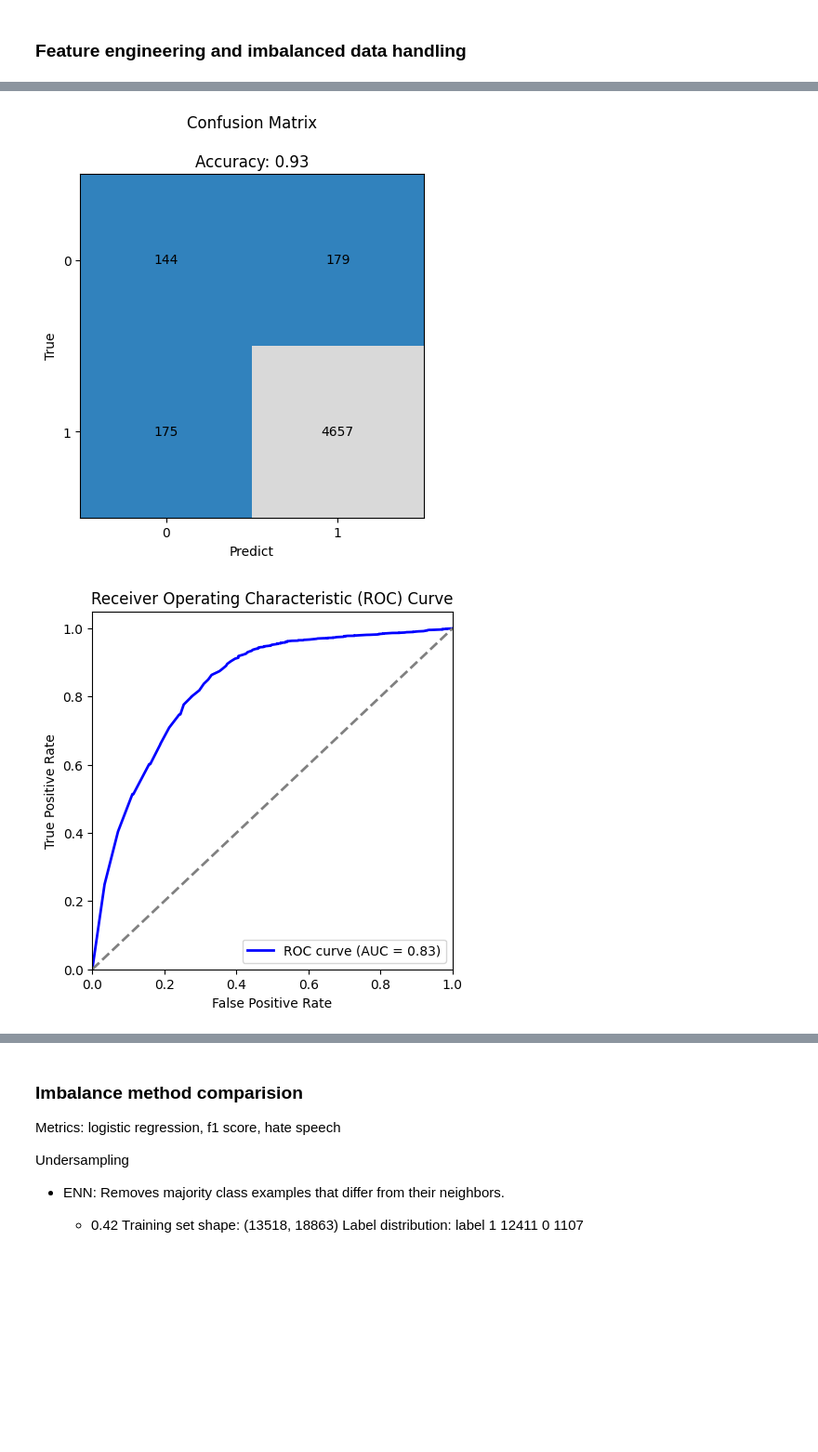
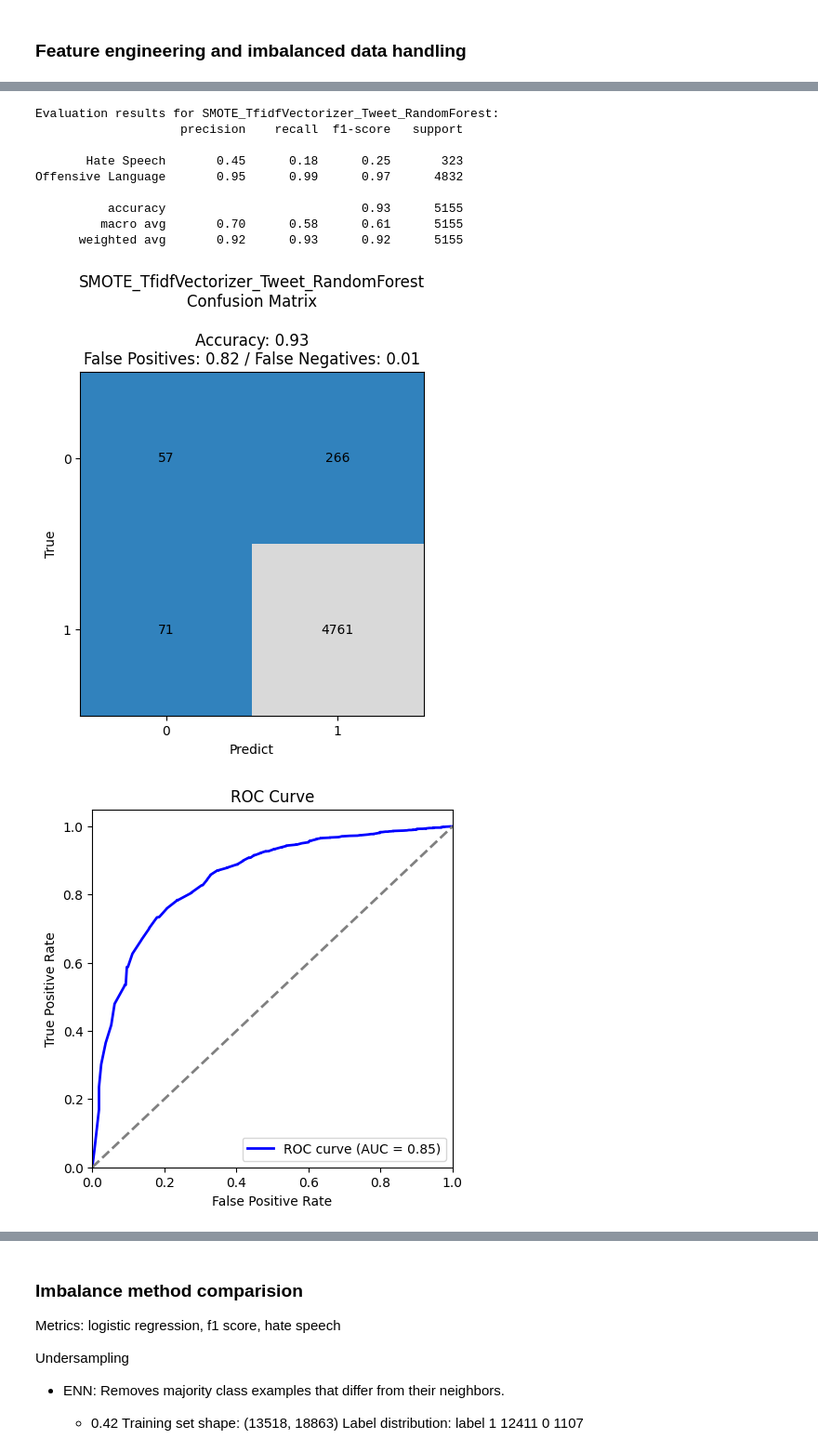
Before and after one commit to wh476/ML4Health, a Jupyter notebook: detection model.ipynb, the cells around one changed output, grey strips where cells are left out. Shown at 93% size. Drawn from its saved outputs; the diff is of its cells as text; code cells hidden in the pictures; blank space fills up the shorter version.

Commit message:
model training and evaluation

```diff
--- a/detection model.ipynb
+++ b/detection model.ipynb
@@ -128,41 +114,46 @@ RandomForestClassifier(random_state=42)
 # %%
-from sklearn.metrics import confusion_matrix, accuracy_score, classification_report, roc_auc_score, roc_curve
-import matplotlib.pyplot as plt
+from sklearn.metrics import classification_report, confusion_matrix, accuracy_score, roc_auc_score, roc_curve
 
-# Assuming binary classification for simplicity; if multiclass, you'll need to adjust.
-# Binary label indicators for ROC-AUC calculation if you have more than two classes
-# y_test_binarized = label_binarize(y_test, classes
+# Train and evaluate each pipeline
+for pipeline_name, pipeline in pipelines:
+    print(f"Training {pipeline_name}...")
+    # Fit the pipeline to the training data
+    pipeline.fit(X_train, y_train)
 
-models = [logistic_regression_model, random_forest_model]
-model_names = ['Logistic Regression', 'Random Forest']
+    # Evaluate the pipeline on the testing data
+    y_pred = pipeline.predict(X_test)
+    accuracy = accuracy_score(y_test, y_pred)
 
-for i, model in enumerate(models):
-    y_predict = model.predict(X_test_tfidf)
-
-    # Evaluate models by the classification report
-    print(model_names[i])
-    print(classification_report(y_test, y_predict, target_names=['Hate Speech', 'Offensive Language']))
+    # Print classification report
+    print(f"Evaluation results for {pipeline_name}:")
+    print(classification_report(y_test, y_pred, target_names=['Hate Speech', 'Offensive Language']))
 
     # Evaluate models by the confusion matrix
-    grid = confusion_matrix(y_test, y_predict)
-    accuracy = accuracy_score(y_test, y_predict)
+    cm = confusion_matrix(y_test, y_pred)
+
+    # Extract FP, FN from confusion matrix
+    tn, fp, fn, tp = cm.ravel()
+
+    # Calculate false positives (FP) and false negatives (FN)
+    false_positives = fp / (fp + tn)
+    false_negatives = fn / (fn + tp)
 
     # Create a confusion matrix plot
     fig, ax = plt.subplots()
 
     # Plot the confusion matrix
-    for (j, i), label in np.ndenumerate(grid):
+    for (j, i), label in np.ndenumerate(cm):
         ax.text(i, j, label, ha='center', va='center')
 
-    ax.set_title(f'Confusion Matrix\n\nAccuracy: {accuracy:.2f}')
-    ax.imshow(grid, cmap='tab20c')
+    ax.set_title(f'{pipeline_name}\nConfusion Matrix\n\nAccuracy: {accuracy:.2f}\nFalse Positives: {false_positives:.2f} / False Negatives: {false_negatives:.2f}')
+    ax.imshow(cm, cmap='tab20c')
     ax.set_xticks([1, 0])
     ax.set_yticks([1, 0])
     ax.set_xlabel('Predict')
     ax.set_ylabel('True')
 
     # Create a ROC-AUC curve plot with score
-    y_predict_proba = model.predict_proba(X_test_tfidf)[:, 1]
+    y_predict_proba = pipeline.predict_proba(X_test)[:, 1]
     fpr, tpr, thresholds = roc_curve(y_test, y_predict_proba)
     roc_auc = roc_auc_score(y_test, y_predict_proba)
     plt.figure(figsize=(5, 5))
@@ -172,7 +163,7 @@ for i, model in enumerate(models):
     plt.ylim([0.0, 1.05])
     plt.xlabel('False Positive Rate')
     plt.ylabel('True Positive Rate')
-    plt.title('Receiver Operating Characteristic (ROC) Curve')
+    plt.title('ROC Curve')
     plt.legend(loc="lower right")
     plt.show()
 # %% [output]
@@ -199,2 +183,11 @@ Offensive Language       0.96      0.96      0.96      4832
+Evaluation results for SMOTE_TfidfVectorizer_Tweet_RandomForest:
+                    precision    recall  f1-score   support
+
+       Hate Speech       0.45      0.18      0.25       323
+Offensive Language       0.95      0.99      0.97      4832
+
+          accuracy                           0.93      5155
+         macro avg       0.70      0.58      0.61      5155
+      weighted avg       0.92      0.93      0.92      5155
-[figure, old version]
+[figure, new version]
-[figure, old version]
+[figure, new version]
```
Also changed, not shown: parts of 9 cells of this notebook.
